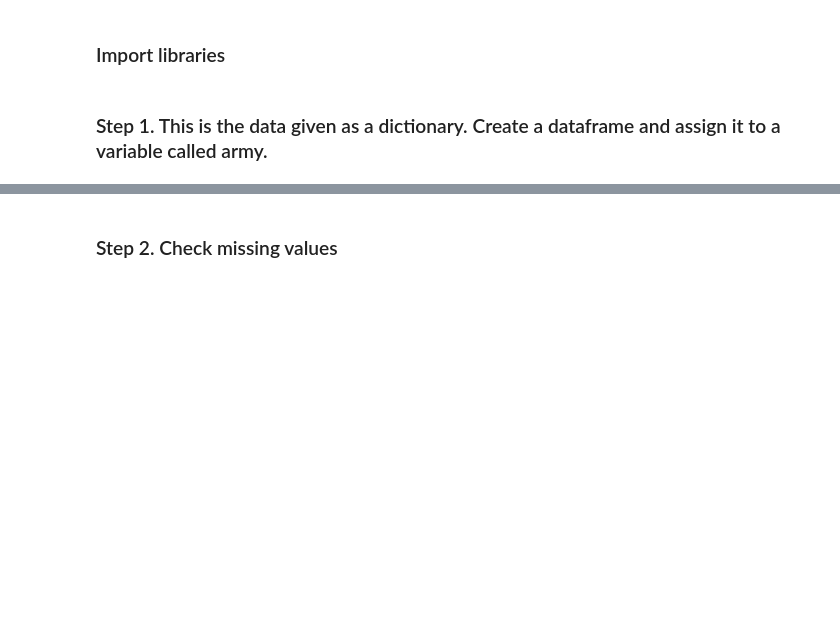
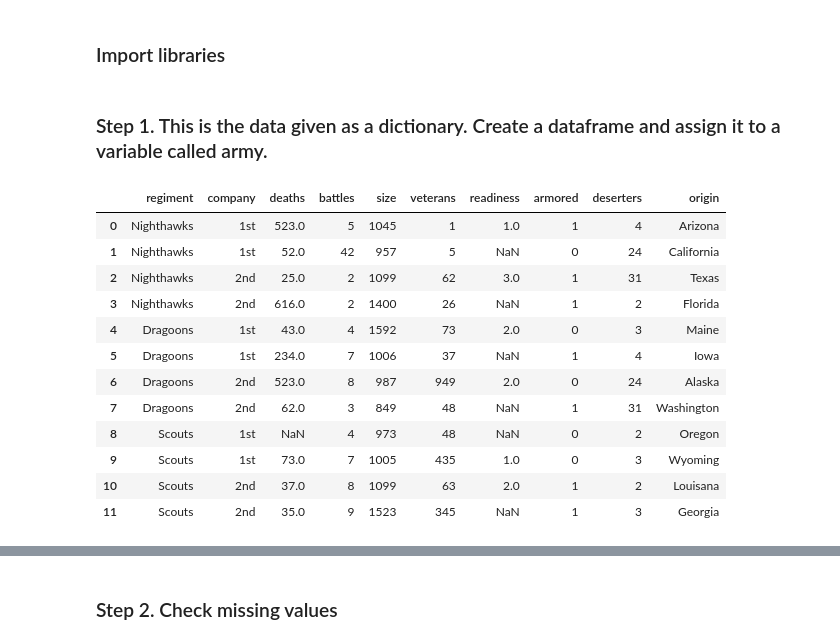
Before and after one commit to MNievas12/2411_dsft_thebridge, a Jupyter notebook: 2-Data-Analysis/2-Pandas/Practica/2-Fictional_Army/Fictional Army.ipynb, the cells around one changed output, grey strips where cells are left out. Cells and saved outputs as stored; diff of their text form; code cells hidden in the pictures; blank space fills up the shorter version.

```diff
--- a/2-Data-Analysis/2-Pandas/Practica/2-Fictional_Army/Fictional Army.ipynb
+++ b/2-Data-Analysis/2-Pandas/Practica/2-Fictional_Army/Fictional Army.ipynb
@@ -16,3 +19,20 @@ raw_data = {'regiment': ['Nighthawks', 'Nighthawks', 'Nighthawks', 'Nighthawks',
             'armored': [1, 0, 1, 1, 0, 1, 0, 1, 0, 0, 1, 1],
             'deserters': [4, 24, 31, 2, 3, 4, 24, 31, 2, 3, 2, 3],
             'origin': ['Arizona', 'California', 'Texas', 'Florida', 'Maine', 'Iowa', 'Alaska', 'Washington', 'Oregon', 'Wyoming', 'Louisana', 'Georgia']}
+# %%
+army = pd.DataFrame(raw_data)
+army
+# %% [output]
+|  | regiment | company | deaths | battles | size | veterans | readiness | armored | deserters | origin |
+| 0 | Nighthawks | 1st | 523.0 | 5 | 1045 | 1 | 1.0 | 1 | 4 | Arizona |
+| 1 | Nighthawks | 1st | 52.0 | 42 | 957 | 5 | NaN | 0 | 24 | California |
+| 2 | Nighthawks | 2nd | 25.0 | 2 | 1099 | 62 | 3.0 | 1 | 31 | Texas |
+| 3 | Nighthawks | 2nd | 616.0 | 2 | 1400 | 26 | NaN | 1 | 2 | Florida |
+| 4 | Dragoons | 1st | 43.0 | 4 | 1592 | 73 | 2.0 | 0 | 3 | Maine |
+| 5 | Dragoons | 1st | 234.0 | 7 | 1006 | 37 | NaN | 1 | 4 | Iowa |
+| 6 | Dragoons | 2nd | 523.0 | 8 | 987 | 949 | 2.0 | 0 | 24 | Alaska |
+| 7 | Dragoons | 2nd | 62.0 | 3 | 849 | 48 | NaN | 1 | 31 | Washington |
+| 8 | Scouts | 1st | NaN | 4 | 973 | 48 | NaN | 0 | 2 | Oregon |
+| 9 | Scouts | 1st | 73.0 | 7 | 1005 | 435 | 1.0 | 0 | 3 | Wyoming |
+| 10 | Scouts | 2nd | 37.0 | 8 | 1099 | 63 | 2.0 | 1 | 2 | Louisana |
+| 11 | Scouts | 2nd | 35.0 | 9 | 1523 | 345 | NaN | 1 | 3 | Georgia |
```
Also changed, not shown: parts of 30 cells of this notebook, 2 other files.
